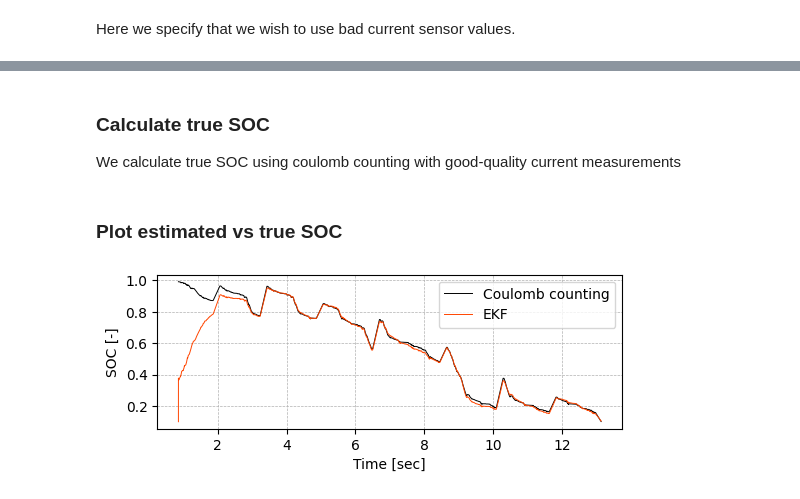
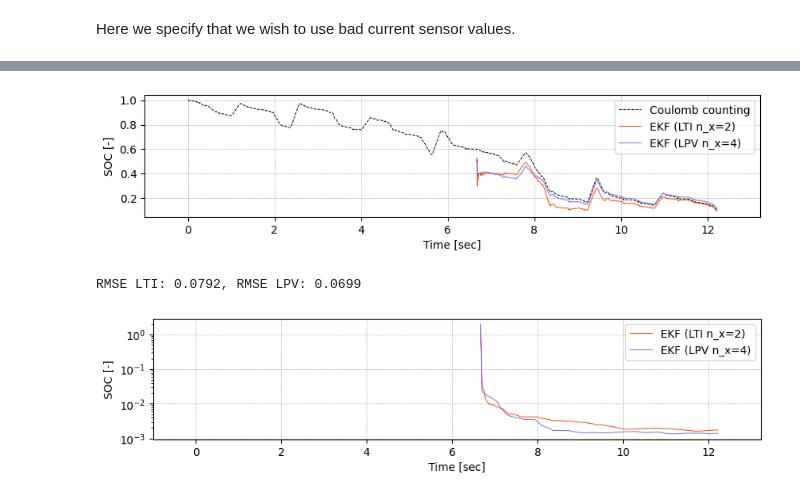
Before and after one commit to muizabdul29/PyBatterySE, a Jupyter notebook: examples/1_soc_estimation_with_ekf.ipynb, the cells around one changed output, grey strips where cells are left out. Drawn from its saved outputs; the diff is of its cells as text; code cells hidden in the pictures.

```diff
--- a/examples/1_soc_estimation_with_ekf.ipynb
+++ b/examples/1_soc_estimation_with_ekf.ipynb
@@ -64 +178,17 @@ print_statespace_equations(ss_representation)
+# %%
+#
+ekf = ExtendedKalmanFilter(statespace=ss_representation_lti,
+                           variance_eta_u=variance_eta_u,
+                           variance_eta_y_e=variance_eta_y_e)
+# Set initial conditions
+initial_state = np.array([ initial_soc, 0 ])
+initial_covariance = np.diag([ soc_error_covariance, overpotential_error_covariance ])
+
+state_estimates_lti, error_covariances = ekf.run(
+    dataset=dataset_for_soc_estimation,
+    initial_state=initial_state,
+    initial_covariance=initial_covariance,
+)
+soc_estimates_lti = state_estimates_lti[:, 0]
+soc_std_lti = np.sqrt(error_covariances[:, 0, 0])
 # %%
@@ -85,19 +210,42 @@ soc_estimates = state_estimates[:, 0]
-# %% [markdown]
-### Calculate true SOC
-
-We calculate true SOC using coulomb counting with good-quality current measurements
 # %%
 # Coulomb counting method to calculate true SOC
 soc_true = np.zeros(len(time_values))
 # True initial SOC
-soc_true[0] = invert_voltage_function(model.emf_function, voltage_values[0])
+soc_true[0] = invert_voltage_function(model_lti.emf_function, voltage_values[0])
 
 for k in range(1, len(time_values)):
-    soc_true[k] = soc_true[k - 1] + (good_current_values[k] * model.sampling_period) / model.battery_capacity
+    soc_true[k] = soc_true[k - 1] + (good_current_values[k] * model_lti.sampling_period) / model_lti.battery_capacity
-# %% [markdown]
-### Plot estimated vs true SOC
-# %%
-plot_time_vs_soc([(time_values, soc_true), (time_values, soc_estimates)],
-                  colors=('k', 'orangered'), legends=['Coulomb counting', 'EKF'])
-# %% [output]
-[figure, removed]
+# %%
+plot_time_vs_soc(
+    [(time_values, soc_true),
+     (time_values[start_idx:], soc_estimates_lti),
+     (time_values[start_idx:], soc_estimates_lpv)
+     ],
+    colors=('k', 'orangered', 'mediumslateblue'),
+    linestyles=['--'],
+    legends=['Coulomb counting',
+             f'EKF (LTI n_x={ss_representation_lti.state_dimension})',
+             f'EKF (LPV n_x={ss_representation_lpv.state_dimension})'],
+    figsize=(10, 2),
+    xlims=(time_values[0] - 1, time_values[-1] + 1),
+)
+#
+rmse_lti = root_mean_squared_error(soc_true[start_idx:], soc_estimates_lti)
+rmse_lpv = root_mean_squared_error(soc_true[start_idx:], soc_estimates_lpv)
+#
+print(f"RMSE LTI: {rmse_lti:.4f}, RMSE LPV: {rmse_lpv:.4f}")
+# 2*std_deviations
+plot_time_vs_soc(
+    [(time_values[start_idx:], 2*soc_std_lti),
+     (time_values[start_idx:], 2*soc_std_lpv)],
+    colors=('orangered', 'mediumslateblue'),
+    legends=[f'EKF (LTI n_x={ss_representation_lti.state_dimension})',
+             f'EKF (LPV n_x={ss_representation_lpv.state_dimension})'],
+    figsize=(10, 2),
+    xlims=(time_values[0] - 1, time_values[-1] + 1),
+    yscale='log'
+)
+# %% [output]
+[figure, added]
+RMSE LTI: 0.0792, RMSE LPV: 0.0699
+[figure, added]
```
Also changed, not shown: parts of 25 cells of this notebook, 30 other files.
